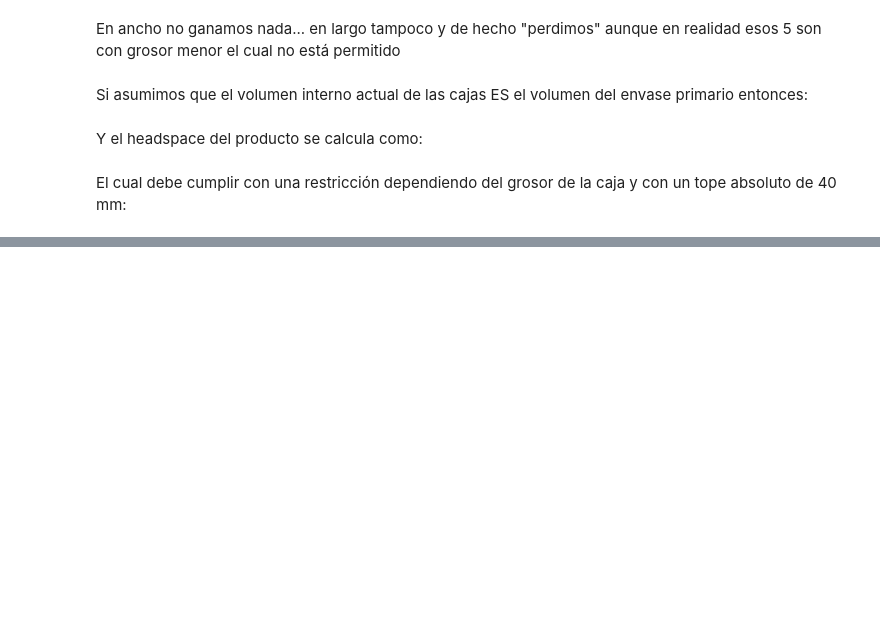
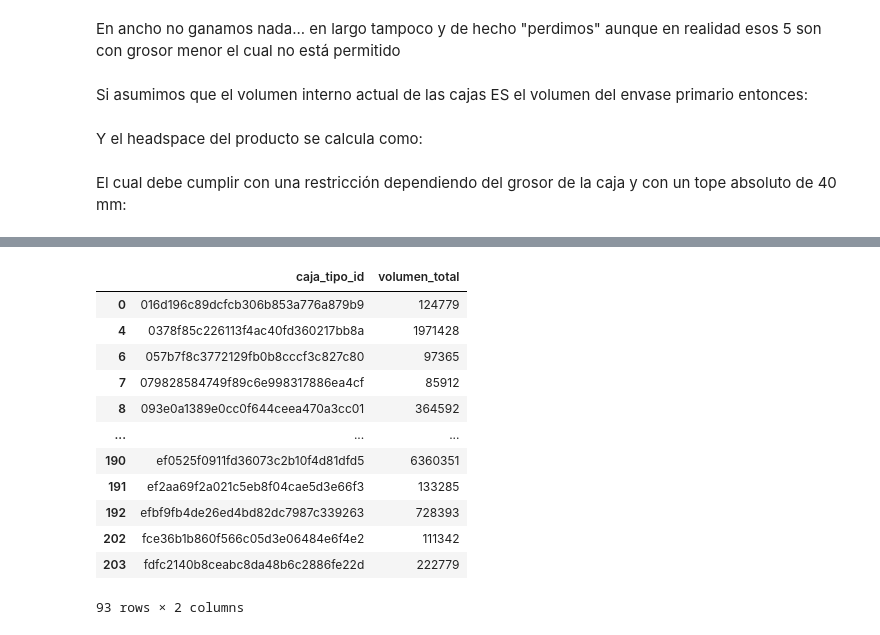
Before and after one commit to demianelnecave/AlixPartners-Competencia-Datos, a Jupyter notebook: eda.ipynb, the cells around one changed output, grey strips where cells are left out. Cells and saved outputs as stored; diff of their text form; code cells hidden in the pictures; blank space fills up the shorter version.

```diff
--- a/eda.ipynb
+++ b/eda.ipynb
@@ -139,0 +239,16 @@ for c in headspace_cols:
+# %%
+volumen_por_caja[condicion]
+# %% [output]
+|  | caja_tipo_id | volumen_total |
+| 0 | 016d196c89dcfcb306b853a776a879b9 | 124779 |
+| 4 | 0378f85c226113f4ac40fd360217bb8a | 1971428 |
+| 6 | 057b7f8c3772129fb0b8cccf3c827c80 | 97365 |
+| 7 | 079828584749f89c6e998317886ea4cf | 85912 |
+| 8 | 093e0a1389e0cc0f644ceea470a3cc01 | 364592 |
+| ... | ... | ... |
+| 190 | ef0525f0911fd36073c2b10f4d81dfd5 | 6360351 |
+| 191 | ef2aa69f2a021c5eb8f04cae5d3e66f3 | 133285 |
+| 192 | efbf9fb4de26ed4bd82dc7987c339263 | 728393 |
+| 202 | fce36b1b860f566c05d3e06484e6f4e2 | 111342 |
+| 203 | fdfc2140b8ceabc8da48b6c2886fe22d | 222779 |
+93 rows × 2 columns
```
Also changed, not shown: parts of 19 cells of this notebook, 1 other file.
